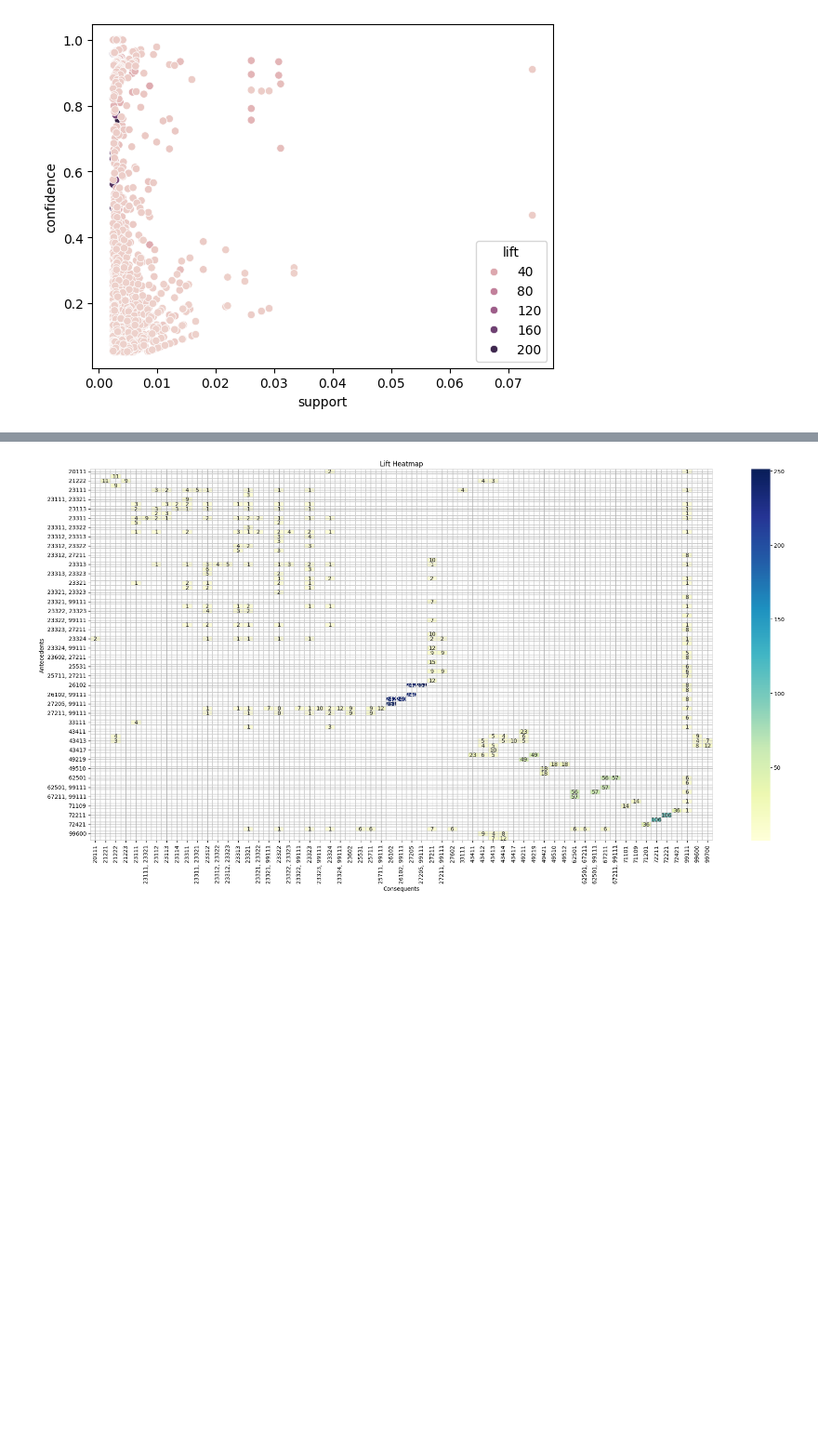
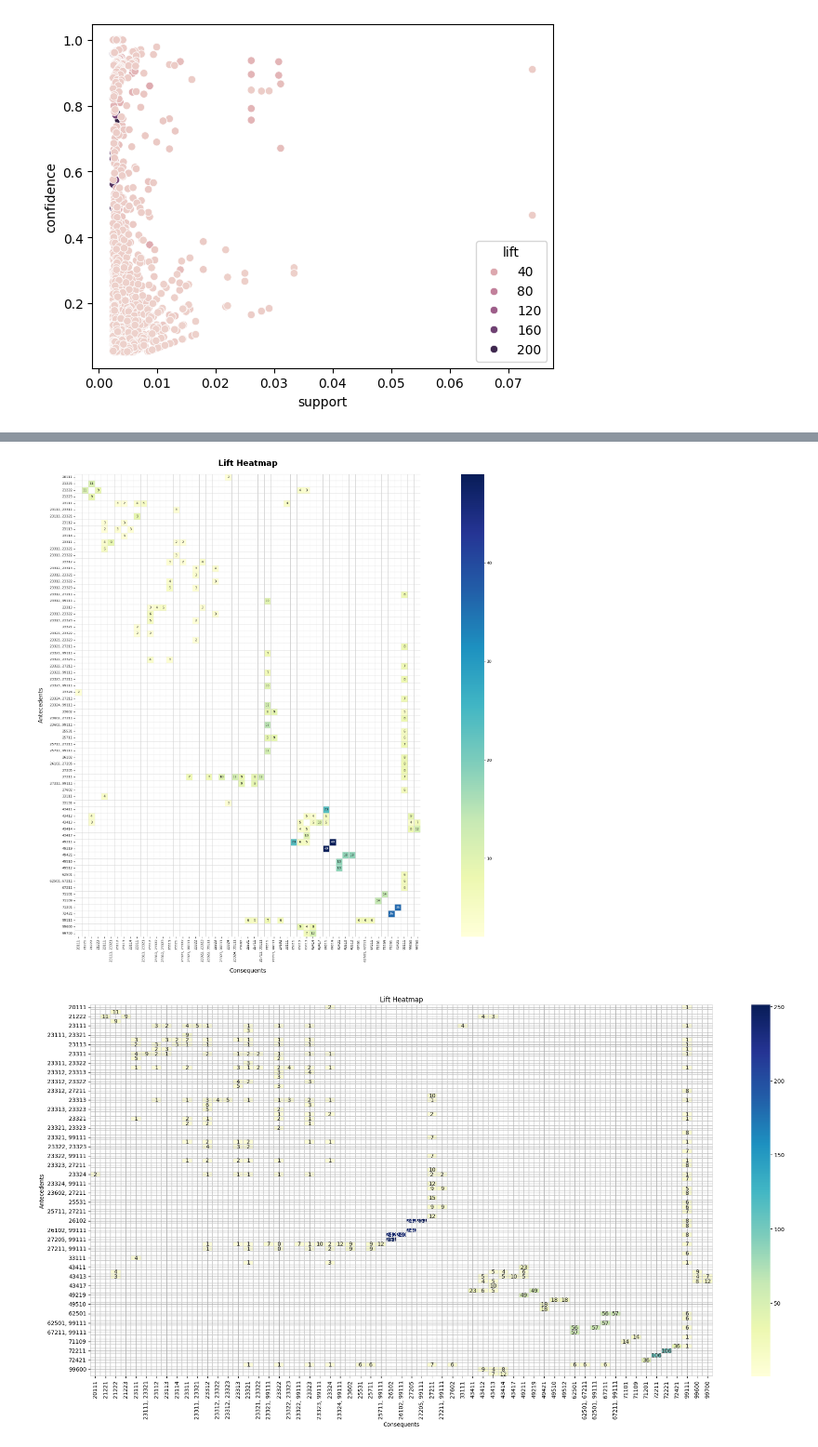
Before and after one commit to Fulankeee/SmilePass, a Jupyter notebook: Reapply_Algorithm.ipynb, the cells around one changed output, grey strips where cells are left out. Shown at 93% size. Drawn from its saved outputs; the diff is of its cells as text; code cells hidden in the pictures; blank space fills up the shorter version.

```diff
--- a/Reapply_Algorithm.ipynb
+++ b/Reapply_Algorithm.ipynb
@@ -528,0 +531,9 @@ sns.scatterplot(data=rules_df_2, x='support', y='confidence', hue='lift')
+# %%
+# Convert frozensets to string representations
+rules_df['antecedents'] = rules_df['antecedents'].apply(lambda x: ', '.join(map(str, sorted(x))))
+rules_df['consequents'] = rules_df['consequents'].apply(lambda x: ', '.join(map(str, sorted(x))))
+
+rules_focus = rules_df[(rules_df['lift'] > 2) & (rules_df['lift'] < 50)].sort_values(by='lift', ascending=False)
+print(rules_focus[['antecedents', 'consequents', 'lift']])
+# Create the pivot table for the heatmap
+pivot = rules_focus.pivot(index='antecedents', columns='consequents', values='lift')
@@ -529,3 +558,37 @@ sns.scatterplot(data=rules_df_2, x='support', y='confidence', hue='lift')
+# %%
+# Better looking plot
+import matplotlib.pyplot as plt
+import seaborn as sns
+
+plt.figure(figsize=(28, 18))  # Bigger figure for better readability
+
+# Better color palette and formatting
+sns.heatmap(
+    pivot,
+    annot=True,
+    fmt='.0f',
+    cmap="YlGnBu",
+    cbar=True,
+    linewidths=0.5,
+    linecolor='lightgray',
+    square=True,  # Makes cells square for uniformity
+    annot_kws={"size": 8}  # Smaller annotation text
+)
+
+# Titles and labels
+plt.title('Lift Heatmap', fontsize=20, fontweight='bold', pad=20)
+plt.xlabel('Consequents', fontsize=14, labelpad=15)
+plt.ylabel('Antecedents', fontsize=14, labelpad=15)
+
+# Rotate tick labels for better visibility
+plt.xticks(rotation=90, fontsize=8)
+plt.yticks(fontsize=8)
+
+# Add tighter layout
+plt.tight_layout()
+plt.show()
+# %% [output]
+[figure, added]
 # %%
 # # Convert frozensets to string representations
 # rules_df['antecedents'] = rules_df['antecedents'].apply(lambda x: ', '.join(map(str, sorted(x))))
```
Also changed, not shown: parts of 7 cells of this notebook.
